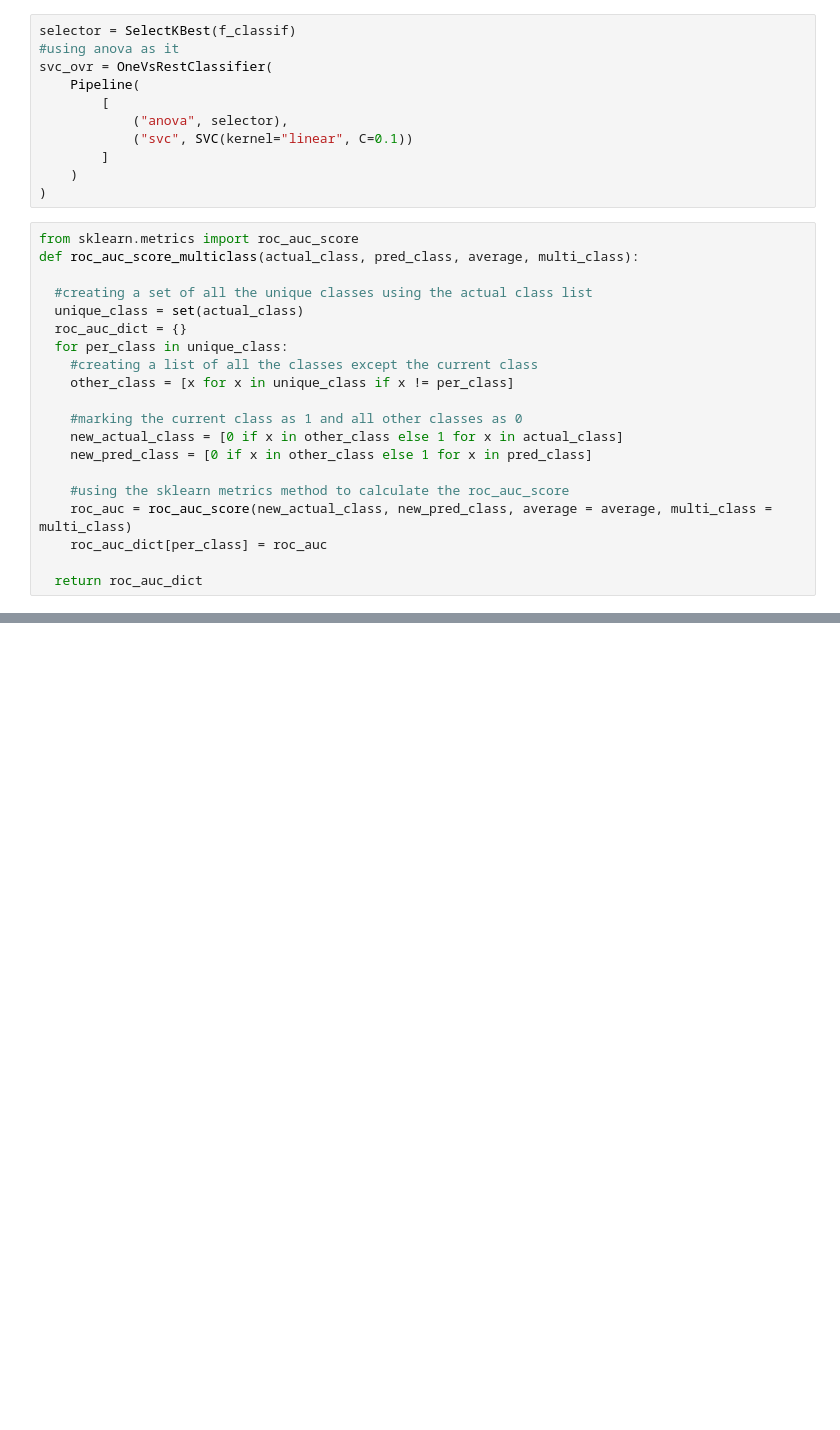
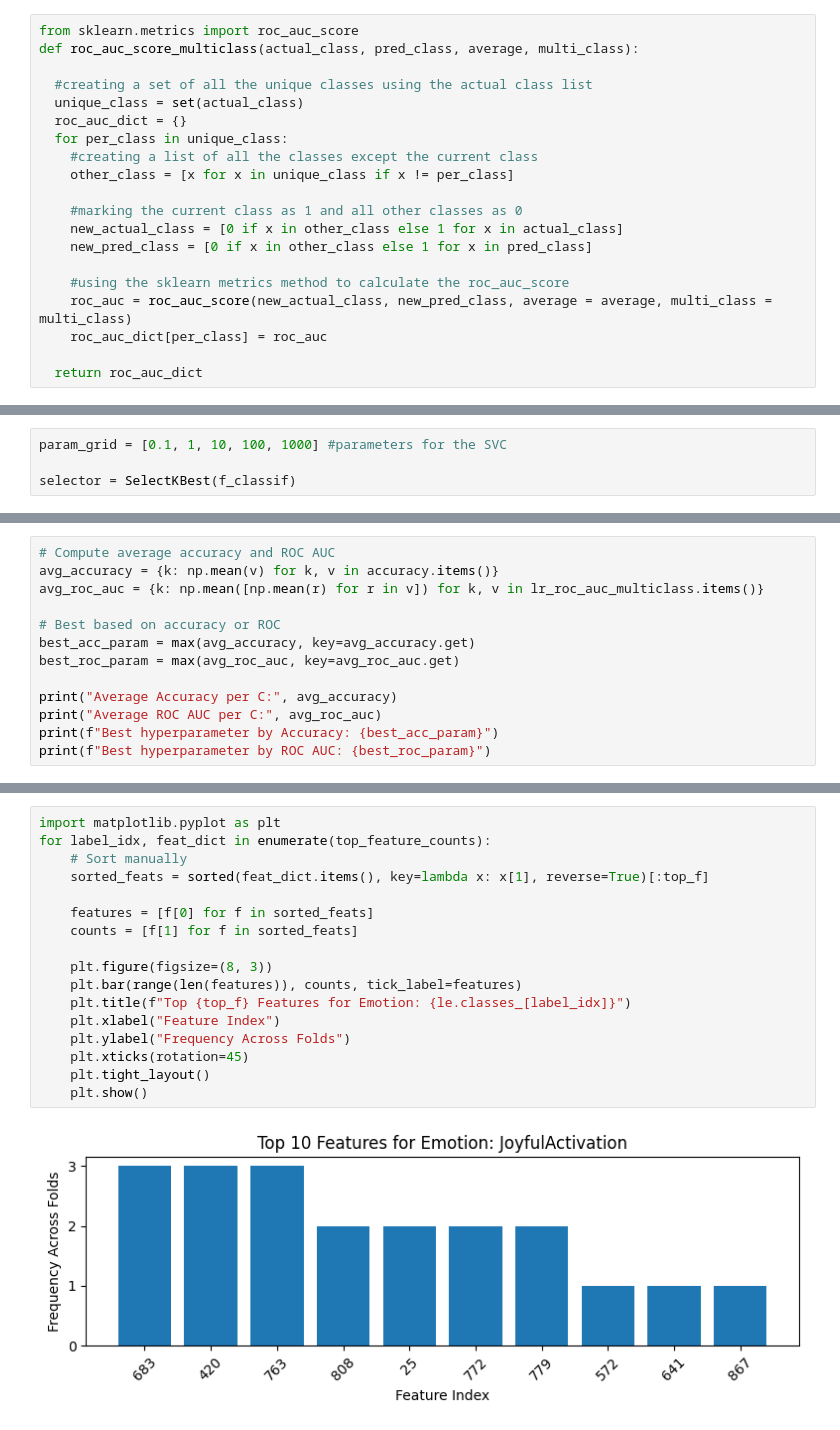
Before and after one commit to GalhardoCorreia/MusicBrainNetwork, a Jupyter notebook: scripts_seb/3.[fc]optimal-parameters_best-features_seb.ipynb, the cells around one changed output, grey strips where cells are left out. Saved outputs shown, nothing was run; the diff lists cells and outputs as text; blank space fills up the shorter version.

```diff
--- a/scripts_seb/3.[fc]optimal-parameters_best-features_seb.ipynb
+++ b/scripts_seb/3.[fc]optimal-parameters_best-features_seb.ipynb
@@ -176,14 +174,3 @@ param_grid = [{'estimator__svc__C': [0.1, 1, 10, 100, 1000]}]
-# %%
-selector = SelectKBest(f_classif)
-#using anova as it
-svc_ovr = OneVsRestClassifier(
-    Pipeline(
-        [
-            ("anova", selector),
-            ("svc", SVC(kernel="linear", C=0.1))
-        ]
-    )
-)
 # %%
 from sklearn.metrics import roc_auc_score
 def roc_auc_score_multiclass(actual_class, pred_class, average, multi_class):
@@ -206,0 +196,4 @@ def roc_auc_score_multiclass(actual_class, pred_class, average, multi_class):
+# %%
+param_grid = [0.1, 1, 10, 100, 1000] #parameters for the SVC
+
+selector = SelectKBest(f_classif)
@@ -206,0 +266,13 @@ def roc_auc_score_multiclass(actual_class, pred_class, average, multi_class):
+# %%
+# Compute average accuracy and ROC AUC
+avg_accuracy = {k: np.mean(v) for k, v in accuracy.items()}
+avg_roc_auc = {k: np.mean([np.mean(r) for r in v]) for k, v in lr_roc_auc_multiclass.items()}
+
+# Best based on accuracy or ROC
+best_acc_param = max(avg_accuracy, key=avg_accuracy.get)
+best_roc_param = max(avg_roc_auc, key=avg_roc_auc.get)
+
+print("Average Accuracy per C:", avg_accuracy)
+print("Average ROC AUC per C:", avg_roc_auc)
+print(f"Best hyperparameter by Accuracy: {best_acc_param}")
+print(f"Best hyperparameter by ROC AUC: {best_roc_param}")
@@ -206,0 +358,19 @@ def roc_auc_score_multiclass(actual_class, pred_class, average, multi_class):
+# %%
+import matplotlib.pyplot as plt
+for label_idx, feat_dict in enumerate(top_feature_counts):
+    # Sort manually
+    sorted_feats = sorted(feat_dict.items(), key=lambda x: x[1], reverse=True)[:top_f]
+
+    features = [f[0] for f in sorted_feats]
+    counts = [f[1] for f in sorted_feats]
+
+    plt.figure(figsize=(8, 3))
+    plt.bar(range(len(features)), counts, tick_label=features)
+    plt.title(f"Top {top_f} Features for Emotion: {le.classes_[label_idx]}")
+    plt.xlabel("Feature Index")
+    plt.ylabel("Frequency Across Folds")
+    plt.xticks(rotation=45)
+    plt.tight_layout()
+    plt.show()
+# %% [output]
+[figure, added]
```
Also changed, not shown: parts of 18 cells of this notebook, 1 other file.
